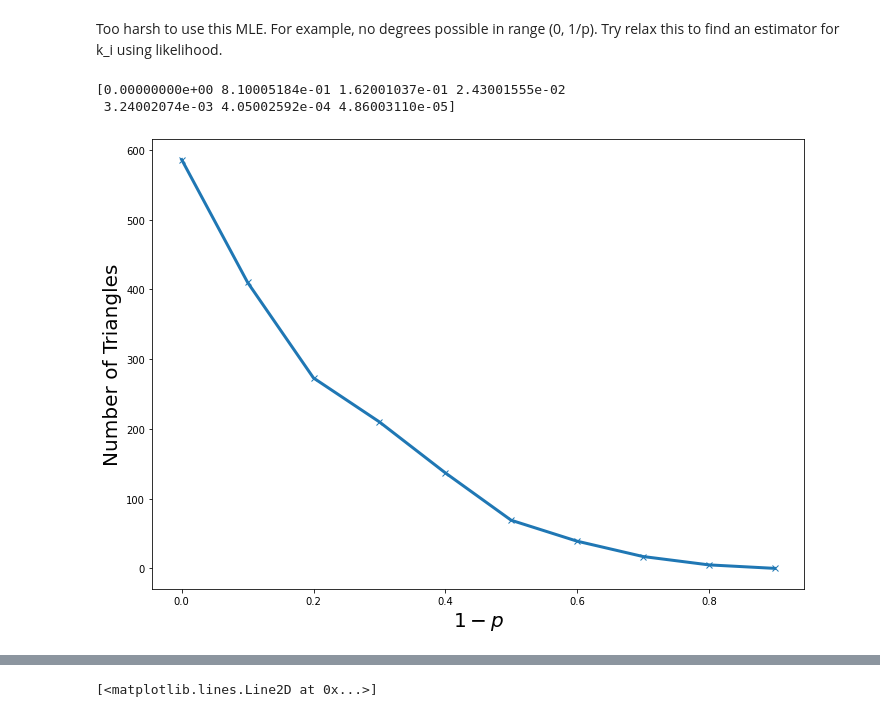
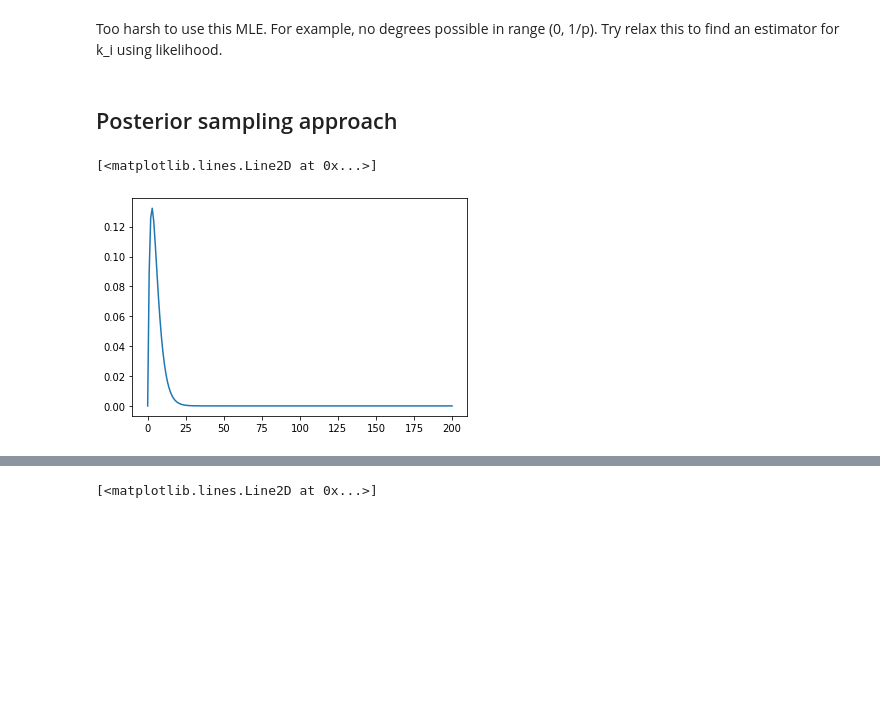
Before and after one commit to narnolddd/sample-nets, a Jupyter notebook: DegreeDistribution.ipynb, the cells around one changed output, grey strips where cells are left out. Drawn from its saved outputs; the diff is of its cells as text; code cells hidden in the pictures; blank space fills up the shorter version.

```diff
--- a/DegreeDistribution.ipynb
+++ b/DegreeDistribution.ipynb
@@ -106,5 +106,7 @@ plt.show()
 # %% [markdown]
 Too harsh to use this MLE. For example, no degrees possible in range (0, 1/p). Try relax this to find an estimator for k_i using likelihood.
+# %% [markdown]
+## Posterior sampling approach
 # %%
 from math import comb
 def gen_distribution(k,p,kmax):
@@ -112,11 +114,11 @@ def gen_distribution(k,p,kmax):
     for deg in range(k,kmax + 1):
         probs[deg] = comb(deg,k) * np.power(p,k) * np.power(1-p,deg - k)
     return probs/np.sum(probs)
-# %%
-print(gen_distribution(1,0.9,6))
-# %% [output]
-[0.00000000e+00 8.10005184e-01 1.62001037e-01 2.43001555e-02
- 3.24002074e-03 4.05002592e-04 4.86003110e-05]
+# %%
+plt.plot(gen_distribution(1,0.3,200))
+# %% [output]
+[<matplotlib.lines.Line2D at 0x...>]
+[figure, added]
 # %%
 def sample(dist):
     r = random.random()
@@ -146,30 +148,3 @@ def est_dist(degs,freqs,p,n):
 #         if newdegs[j]>0:
 #             newdegs[j]-=1
     return newdegs
-# %%
-fig, ax = plt.subplots(figsize = a4_dims)
-
-# fname="/Users/narnolddd/CODE/FETA/FETA3/data/facebook.dat"
-# net = pd.read_csv(fname,sep=" ",names=["source","target","t"])
-# net = net.drop(["t"], axis=1)
-# G = nx.from_pandas_edgelist(net)
-
-ax.set_xlabel('$1-p$',fontsize=20)
-ax.set_ylabel('Number of Triangles', fontsize=20)
-
-prange = np.linspace(0.1,1.0,10)
-y = np.zeros(len(prange))
-
-for i in range(len(prange)-1):
-    p = prange[i]
-    H = edge_sample(G,p)
-    tri = sum(nx.triangles(H).values()) / 3
-    y[i]=tri
-
-y[-1]=sum(nx.triangles(G).values()) / 3
-q = 1-prange
-
-ax.plot(q,y,marker='x',linewidth=3)
-plt.show()
-# %% [output]
-[figure]
```
Also changed, not shown: parts of 5 cells of this notebook.
